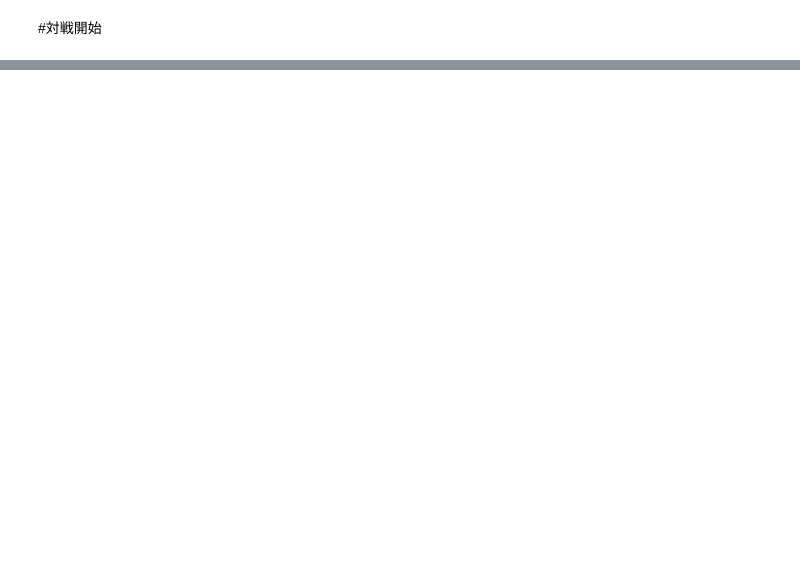
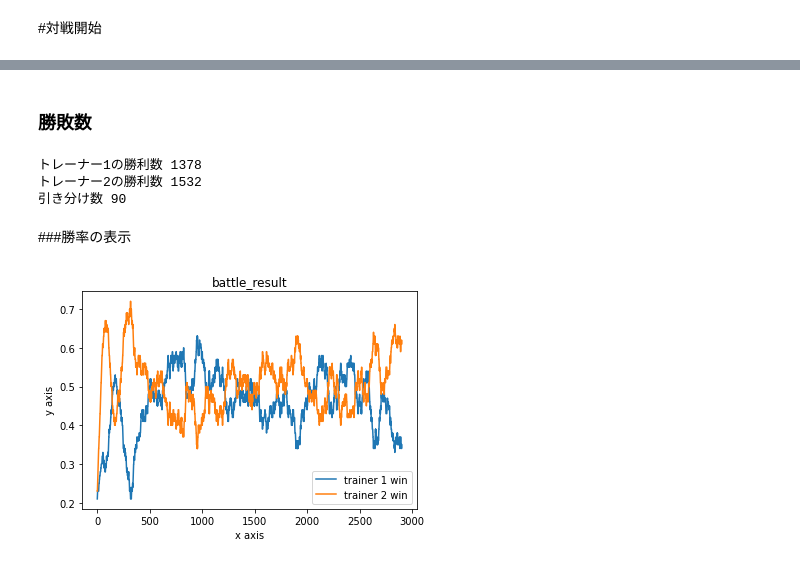
Before and after one commit to akiwo/pokemon_reinforcement_learning, a Jupyter notebook: ポケモン対戦.ipynb, the cells around one changed output, grey strips where cells are left out. Saved outputs shown, nothing was run; the diff lists cells and outputs as text; code cells hidden in the pictures; blank space fills up the shorter version.

```diff
--- a/ポケモン対戦.ipynb
+++ b/ポケモン対戦.ipynb
@@ -1622,0 +1695,45 @@ TypeError: ignored
+# %% [markdown]
+### 勝敗数
+# %%
+print("トレーナー1の勝利数",winners.count(1),)
+print("トレーナー2の勝利数",winners.count(-1),)
+print("引き分け数",winners.count(0),)
+# %% [output]
+トレーナー1の勝利数 1378
+トレーナー2の勝利数 1532
+引き分け数 90
+# %% [markdown]
+###勝率の表示
+# %%
+from IPython import display
+from matplotlib import cm
+from matplotlib import gridspec
+from matplotlib import pyplot as plt
+
+win1 = [{0:0,1:1,-1:0}[w] for w in winners] #trainer 1が勝利した要素数
+win2 = [{0:0,1:0,-1:1}[w] for w in winners] #trainer 2が勝利した要素数
+
+num=100 #移動平均の個数
+
+b=np.ones(num)/float(num)
+y1=np.convolve(win1, b, mode='same')#移動平均
+x1  = list(range(len(y1)))
+
+b=np.ones(num)/float(num)
+y2=np.convolve(win2, b, mode='same')#移動平均
+x2  = list(range(len(y2)))
+
+#y = winners
+#x = list(range(len(y)))
+#plt.scatter(x, y, label="winner")
+
+plt.plot(x1[:len(x1)-num], y1[:len(y1)-num], label="trainer 1 win")
+plt.plot(x2[:len(x2)-num], y2[:len(y2)-num], label="trainer 2 win")
+
+plt.xlabel("x axis")
+plt.ylabel("y axis")
+plt.title("battle_result")
+plt.legend()
+plt.show()
+# %% [output]
+[figure, added]
```
Also changed, not shown: parts of 47 cells of this notebook.
